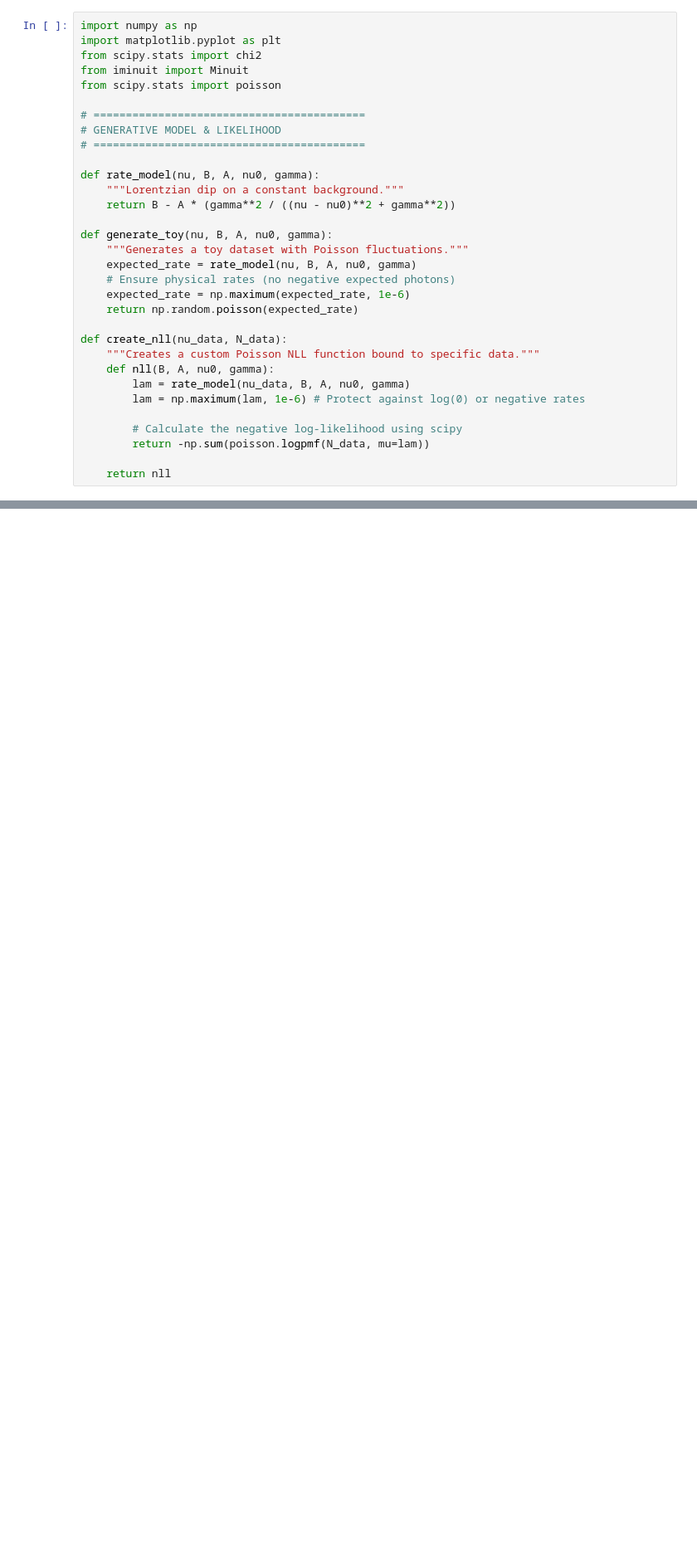
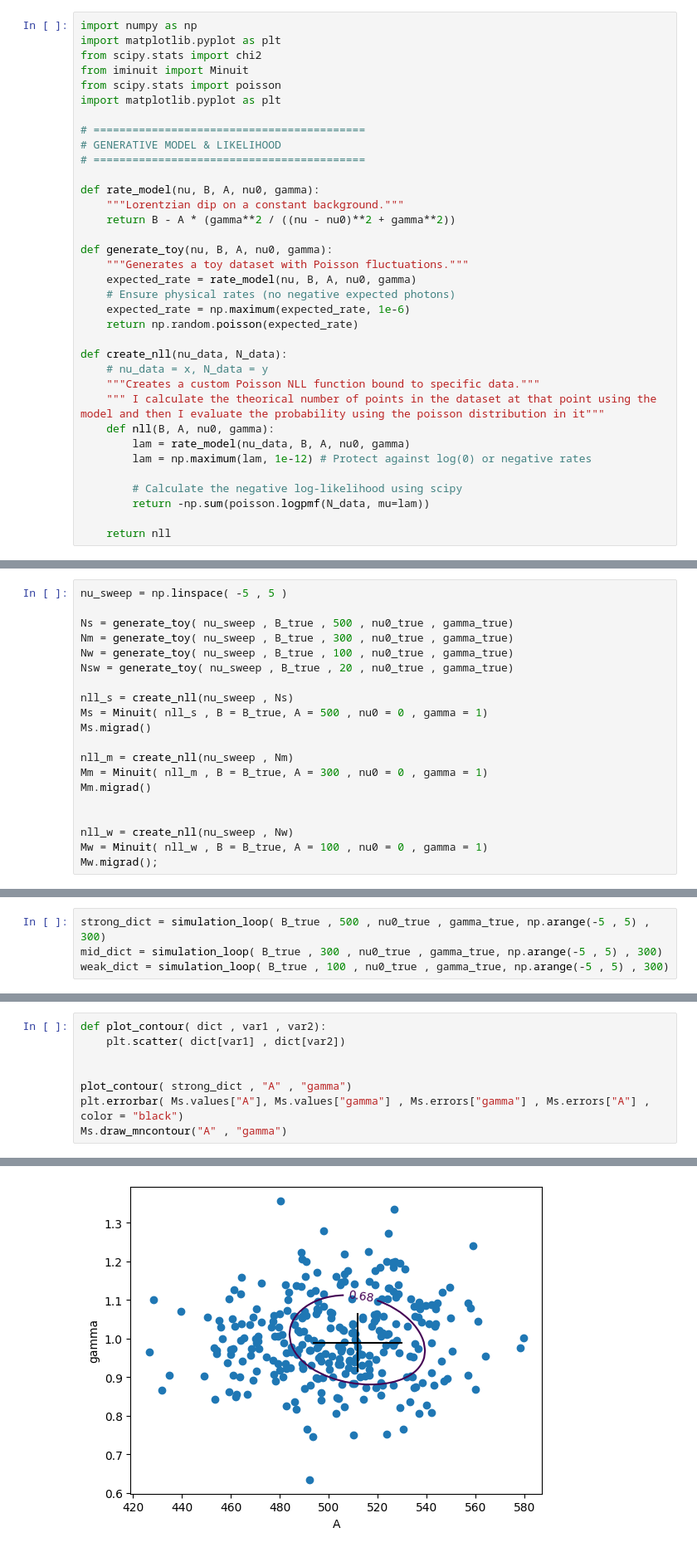
Before and after one commit to ABoldetti/statistics_and_ML, a Jupyter notebook: W3/Week3_Exercise.ipynb, the cells around one changed output, grey strips where cells are left out. Shown at 83% size. Drawn from its saved outputs; the diff is of its cells as text; blank space fills up the shorter version.

```diff
--- a/W3/Week3_Exercise.ipynb
+++ b/W3/Week3_Exercise.ipynb
@@ -53,6 +45,7 @@ import matplotlib.pyplot as plt
 from scipy.stats import chi2
 from iminuit import Minuit
 from scipy.stats import poisson
+import matplotlib.pyplot as plt
 
 # ==========================================
 # GENERATIVE MODEL & LIKELIHOOD
@@ -70,10 +63,12 @@ def generate_toy(nu, B, A, nu0, gamma):
     return np.random.poisson(expected_rate)
 
 def create_nll(nu_data, N_data):
+    # nu_data = x, N_data = y
     """Creates a custom Poisson NLL function bound to specific data."""
+    """ I calculate the theorical number of points in the dataset at that point using the model and then I evaluate the probability using the poisson distribution in it"""
     def nll(B, A, nu0, gamma):
         lam = rate_model(nu_data, B, A, nu0, gamma)
-        lam = np.maximum(lam, 1e-6) # Protect against log(0) or negative rates
+        lam = np.maximum(lam, 1e-12) # Protect against log(0) or negative rates
 
         # Calculate the negative log-likelihood using scipy
         return -np.sum(poisson.logpmf(N_data, mu=lam))
@@ -93,0 +89,20 @@ Text(0, 0.5, 'Photon Counts')
+# %%
+nu_sweep = np.linspace( -5 , 5 )
+
+Ns = generate_toy( nu_sweep , B_true , 500 , nu0_true , gamma_true)
+Nm = generate_toy( nu_sweep , B_true , 300 , nu0_true , gamma_true)
+Nw = generate_toy( nu_sweep , B_true , 100 , nu0_true , gamma_true)
+Nsw = generate_toy( nu_sweep , B_true , 20 , nu0_true , gamma_true)
+
+nll_s = create_nll(nu_sweep , Ns)
+Ms = Minuit( nll_s , B = B_true, A = 500 , nu0 = 0 , gamma = 1)
+Ms.migrad()
+
+nll_m = create_nll(nu_sweep , Nm)
+Mm = Minuit( nll_m , B = B_true, A = 300 , nu0 = 0 , gamma = 1)
+Mm.migrad()
+
+
+nll_w = create_nll(nu_sweep , Nw)
+Mw = Minuit( nll_w , B = B_true, A = 100 , nu0 = 0 , gamma = 1)
+Mw.migrad();
@@ -93,0 +152,4 @@ Text(0, 0.5, 'Photon Counts')
+# %%
+strong_dict = simulation_loop( B_true , 500 , nu0_true , gamma_true, np.arange(-5 , 5) , 300)
+mid_dict = simulation_loop( B_true , 300 , nu0_true , gamma_true, np.arange(-5 , 5) , 300)
+weak_dict = simulation_loop( B_true , 100 , nu0_true , gamma_true, np.arange(-5 , 5) , 300)
@@ -93,0 +174,9 @@ Text(0, 0.5, 'Photon Counts')
+# %%
+def plot_contour( dict , var1 , var2):
+    plt.scatter( dict[var1] , dict[var2])
+
+
+plot_contour( strong_dict , "A" , "gamma")
+plt.errorbar( Ms.values["A"], Ms.values["gamma"] , Ms.errors["gamma"] , Ms.errors["A"] , color = "black")
+Ms.draw_mncontour("A" , "gamma")
+# %% [output]
@@ -93,0 +184 @@ Text(0, 0.5, 'Photon Counts')
+[figure, added]
```
Also changed, not shown: parts of 5 cells of this notebook, 2 other files.
